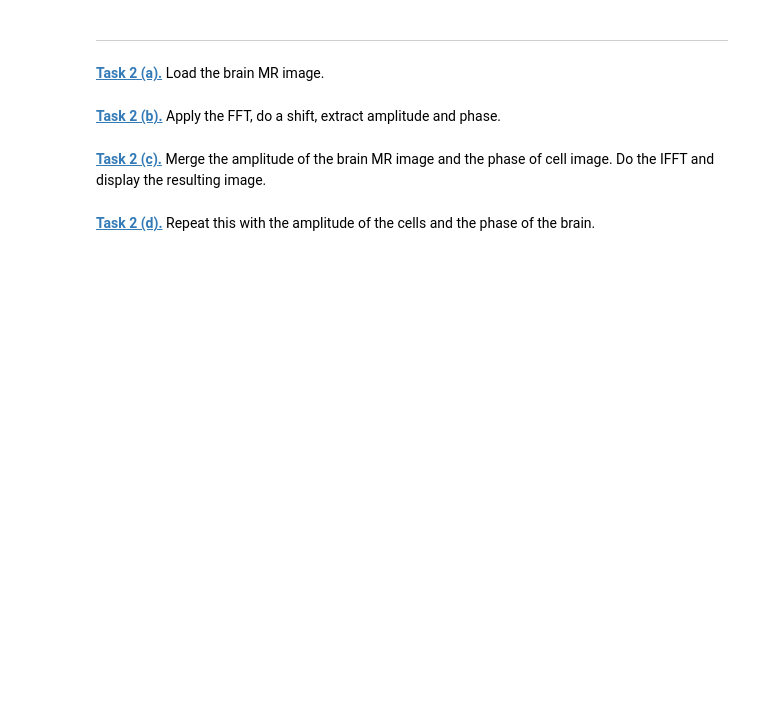
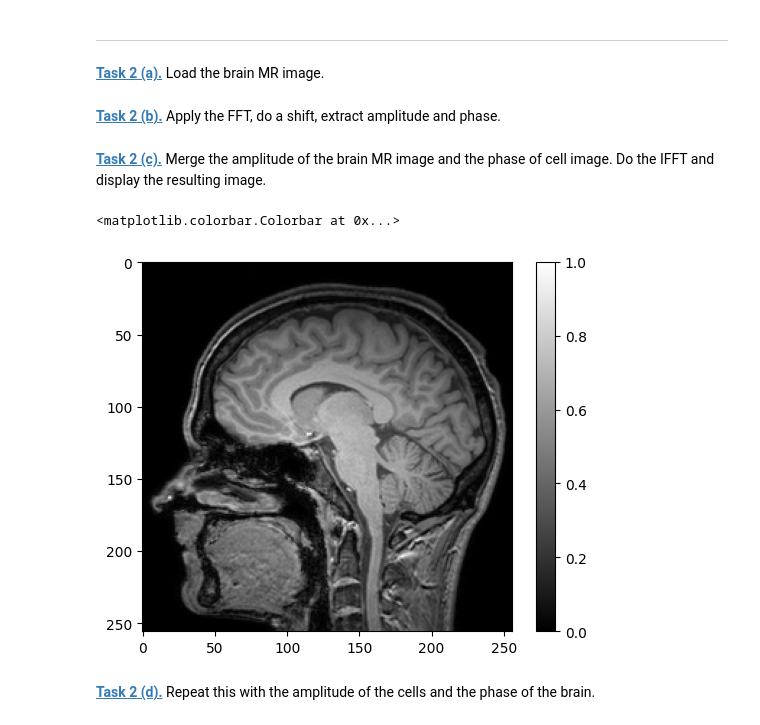
Before and after one commit to MiaRaedlein/mobi-fs5-python, a Jupyter notebook: fourier.ipynb, the cells around one changed output. Saved outputs shown, nothing was run; the diff lists cells and outputs as text; code cells hidden in the pictures; blank space fills up the shorter version.

```diff
--- a/fourier.ipynb
+++ b/fourier.ipynb
@@ -27,12 +75,35 @@ plt.imshow(phase, 'gray')
 ---
 # %% [markdown]
 **[Task 2 (a).]()** Load the brain MR image.
+# %%
+brain_mr = plt.imread('data/brain_mri.png')
 # %% [markdown]
 **[Task 2 (b).]()** Apply the FFT, do a shift, extract amplitude and phase.
+# %%
+brain_mr_ft = np.fft.fft2(brain_mr)
+
+brain_mr_ft_shift = np.fft.fftshift(brain_mr_ft)
+
+amplitude_shift_brain = np.abs(brain_mr_ft_shift)
+phase_shift_brain = np.angle(brain_mr_ft_shift)
 # %%
-def to_complex_array(amplitude_array, phase_array):
-    return amplitude_array * np.exp(1j * phase_array)
+def to_complex_array(amplitude_shift_brain, phase_shift_brain):
+    return amplitude_shift_brain * np.exp(1j * phase_shift_brain)
 # %% [markdown]
 **[Task 2 (c).]()** Merge the amplitude of the brain MR image and the phase of cell image. Do the IFFT and display the resulting image.
+# %%
+
+merged_ft_shifted = to_complex_array(amplitude_shift_brain, phase_shift)
+
+merged_ft = np.fft.ifftshift(merged_ft_shifted)
+
+merged_img = np.fft.ifft2(merged_ft).real
+
+plt.figure()
+plt.imshow(merged_img, 'gray')
+plt.colorbar()
+# %% [output]
+<matplotlib.colorbar.Colorbar at 0x...>
+[figure, added]
 # %% [markdown]
 **[Task 2 (d).]()** Repeat this with the amplitude of the cells and the phase of the brain.
```
Also changed, not shown: parts of 8 cells of this notebook.
